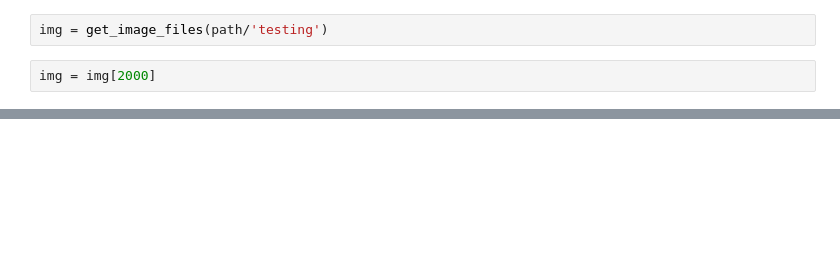
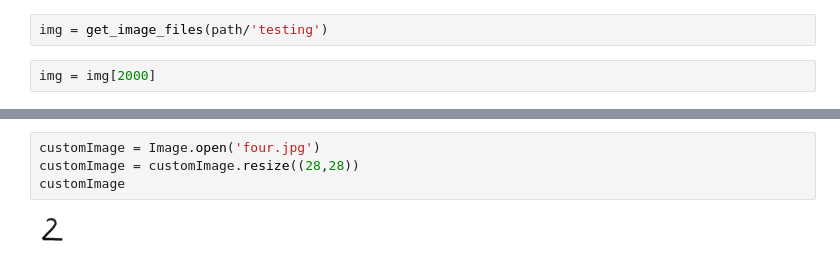
Before and after one commit to hisenberg-lab/MNISTv2, a Jupyter notebook: MNISTv2.ipynb, the cells around one changed output, grey strips where cells are left out. Cells and saved outputs as stored; diff of their text form; blank space fills up the shorter version.

Commit message:
working on custom images

```diff
--- a/MNISTv2.ipynb
+++ b/MNISTv2.ipynb
@@ -94,0 +99,6 @@ learn.predict(img)
+# %%
+customImage = Image.open('four.jpg')
+customImage = customImage.resize((28,28))
+customImage
+# %% [output]
+[figure, added]
```
Also changed, not shown: parts of 12 cells of this notebook.
